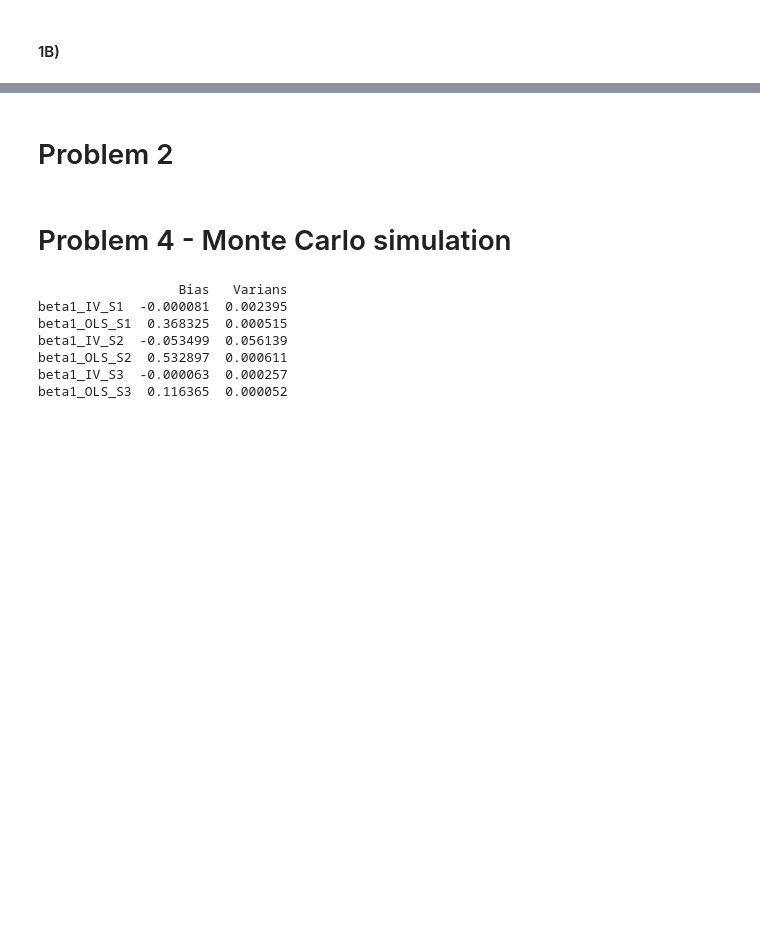
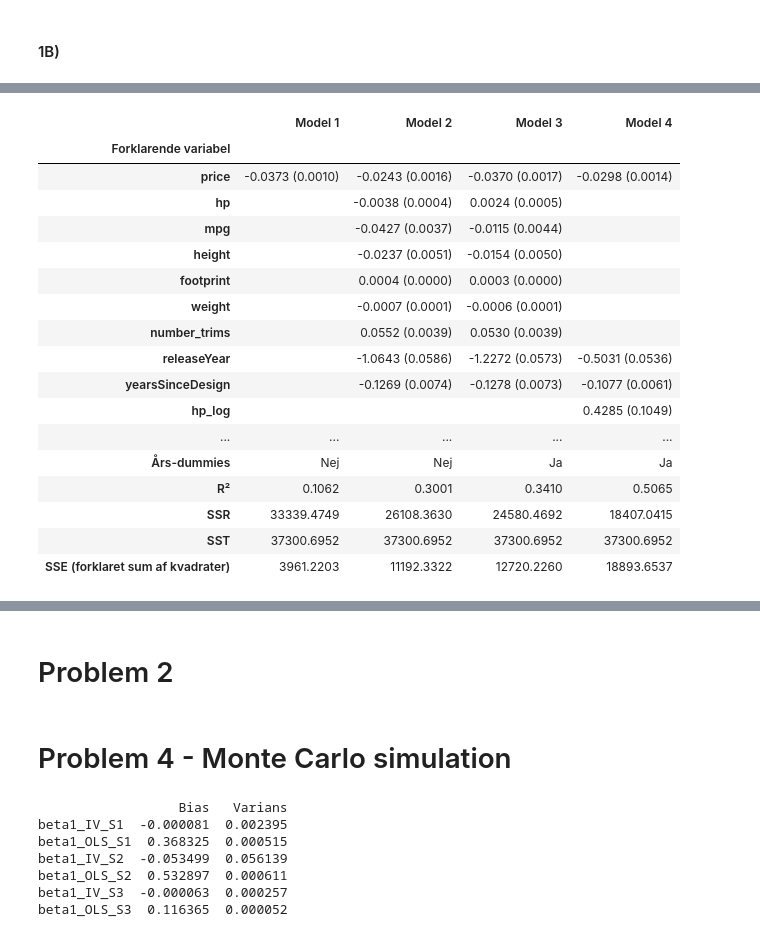
Before and after one commit to Nskoularsen/EconometricsA, a Jupyter notebook: 3_assignments/A3/Opgave/A3.ipynb, the cells around one changed output, grey strips where cells are left out. Drawn from its saved outputs; the diff is of its cells as text; code cells hidden in the pictures; blank space fills up the shorter version.

```diff
--- a/3_assignments/A3/Opgave/A3.ipynb
+++ b/3_assignments/A3/Opgave/A3.ipynb
@@ -110,0 +218,86 @@ display(results.round(4))
+# %%
+
+import pandas as pd
+
+models = [S1, S2, S3, S4]
+model_names = ['Model 1', 'Model 2', 'Model 3', 'Model 4']
+
+# Car type-dummies, som samles i én række
+car_type_dummies = ['sport', 'EV', 'truck', 'suv', 'van']
+
+# Alle almindelige forklarende variable
+# Udelader const, årsdummies og car type-dummies
+regular_vars = list(dict.fromkeys(
+    var
+    for model in models
+    for var in model.model.exog_names
+    if var != 'const'
+    and var not in years
+    and var not in car_type_dummies
+))
+
+# Formatér estimat og standardfejl
+def format_coef(model, var):
+    if var not in model.params.index:
+        return ""
+    return f"{model.params[var]:.4f} ({model.bse[var]:.4f})"
+
+# Opret tabel
+table = pd.DataFrame(index=regular_vars, columns=model_names)
+
+for model, name in zip(models, model_names):
+    table[name] = [
+        format_coef(model, var)
+        for var in regular_vars
+    ]
+
+# Samlet række for car type-dummies
+table.loc['Car type-dummies'] = [
+    'Ja' if any(
+        var in model.model.exog_names
+        for var in car_type_dummies
+    ) else 'Nej'
+    for model in models
+]
+
+# Samlet række for årsdummies
+table.loc['Års-dummies'] = [
+    'Ja' if any(
+        var in model.model.exog_names
+        for var in years
+    ) else 'Nej'
+    for model in models
+]
+
+# Modelstatistikker
+table.loc['R²'] = [f"{m.rsquared:.4f}" for m in models]
+table.loc['SSR'] = [f"{m.ssr:.4f}" for m in models]
+table.loc['SST'] = [f"{m.centered_tss:.4f}" for m in models]
+table.loc['SSE (forklaret sum af kvadrater)'] = [
+    f"{m.ess:.4f}" for m in models
+]
+
+table.index.name = 'Forklarende variabel'
+
+# Vis hele tabellen uden at afkorte rækkerne
+with pd.option_context('display.max_rows', None):
+    display(table)
+# %% [output]
+|  | Model 1 | Model 2 | Model 3 | Model 4 |
+| Forklarende variabel |  |  |  |  |
+| price | -0.0373 (0.0010) | -0.0243 (0.0016) | -0.0370 (0.0017) | -0.0298 (0.0014) |
+| hp |  | -0.0038 (0.0004) | 0.0024 (0.0005) |  |
+| mpg |  | -0.0427 (0.0037) | -0.0115 (0.0044) |  |
+| height |  | -0.0237 (0.0051) | -0.0154 (0.0050) |  |
+| footprint |  | 0.0004 (0.0000) | 0.0003 (0.0000) |  |
+| weight |  | -0.0007 (0.0001) | -0.0006 (0.0001) |  |
+| number_trims |  | 0.0552 (0.0039) | 0.0530 (0.0039) |  |
+| releaseYear |  | -1.0643 (0.0586) | -1.2272 (0.0573) | -0.5031 (0.0536) |
+| yearsSinceDesign |  | -0.1269 (0.0074) | -0.1278 (0.0073) | -0.1077 (0.0061) |
+| hp_log |  |  |  | 0.4285 (0.1049) |
+| ... | ... | ... | ... | ... |
+| Års-dummies | Nej | Nej | Ja | Ja |
+| R² | 0.1062 | 0.3001 | 0.3410 | 0.5065 |
+| SSR | 33339.4749 | 26108.3630 | 24580.4692 | 18407.0415 |
+| SST | 37300.6952 | 37300.6952 | 37300.6952 | 37300.6952 |
+| SSE (forklaret sum af kvadrater) | 3961.2203 | 11192.3322 | 12720.2260 | 18893.6537 |
```
Also changed, not shown: parts of 5 cells of this notebook, 1 other file.
